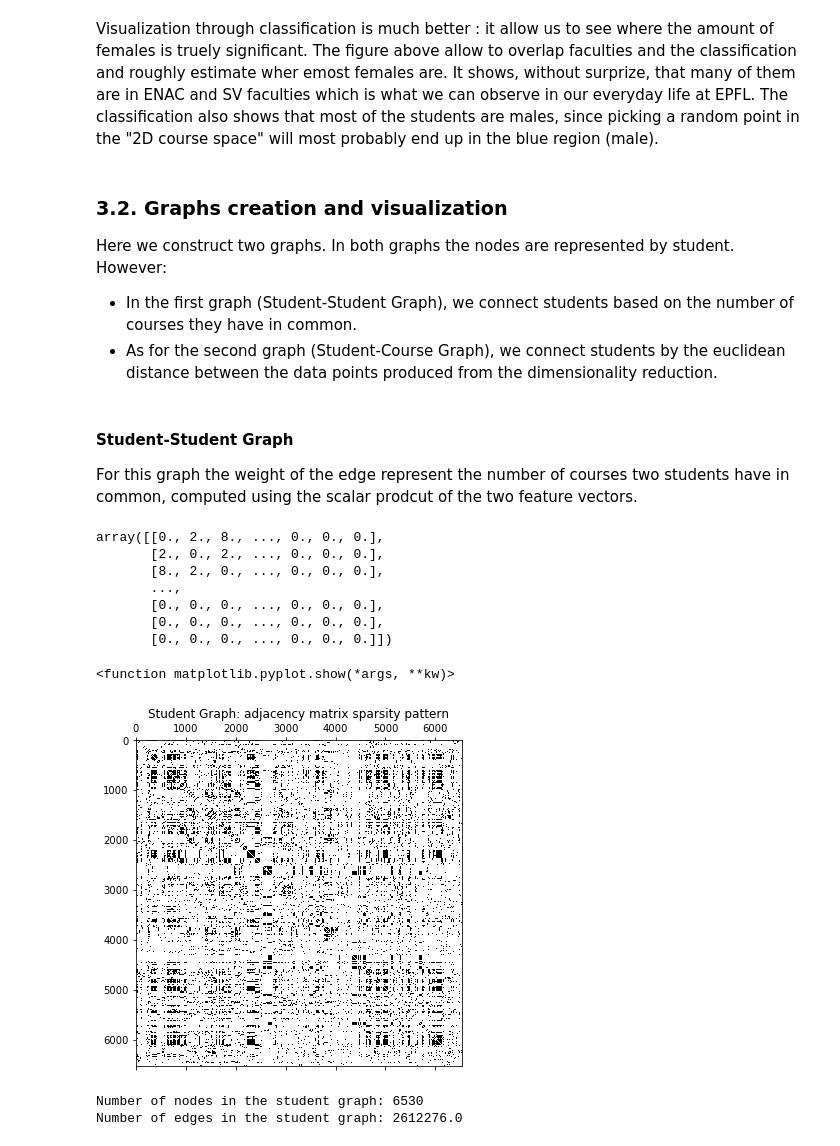
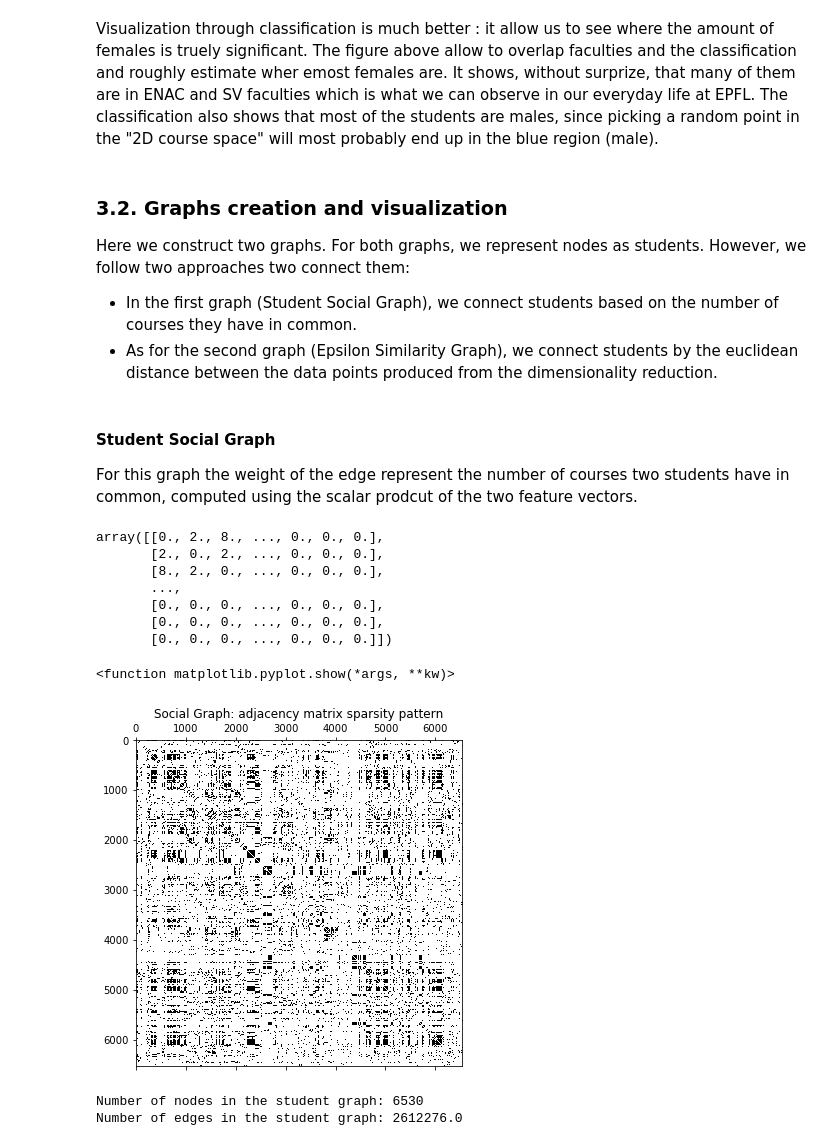
Before and after one commit to jm-x-1/NTDS_2019_PROJECT_TEAM_1, a Jupyter notebook: Source/team_1_main.ipynb, the cells around one changed output. Drawn from its saved outputs; the diff is of its cells as text; code cells hidden in the pictures.

Commit message:
Finalize graph section.

```diff
--- a/Source/team_1_main.ipynb
+++ b/Source/team_1_main.ipynb
@@ -523,17 +524,17 @@ Visualization through classification is much better : it allow us to see where t
 # %% [markdown]
 ### 3.2. Graphs creation and visualization
 
-Here we construct two graphs. In both graphs the nodes are represented by student. However:
- - In the first graph (Student-Student Graph), we connect students based on the number of courses they have in common.
- - As for the second graph (Student-Course Graph), we connect students by the euclidean distance between the data points produced from the dimensionality reduction.
+Here we construct two graphs. For both graphs, we represent nodes as students. However, we follow two approaches two connect them:
+ - In the first graph (Student Social Graph), we connect students based on the number of courses they have in common.
+ - As for the second graph (Epsilon Similarity Graph), we connect students by the euclidean distance between the data points produced from the dimensionality reduction.
 # %% [markdown]
-#### Student-Student Graph
+#### Student Social Graph
 
 For this graph the weight of the edge represent the number of courses two students have in common, computed using the scalar prodcut of the two feature vectors.
 # %%
-A_students = student_course_matrix @ np.transpose(student_course_matrix)
-np.fill_diagonal(A_students, 0)
-A_students
+A_students_s = student_course_matrix @ np.transpose(student_course_matrix)
+np.fill_diagonal(A_students_s, 0)
+A_students_s
 # %% [output]
 array([[0., 2., 8., ..., 0., 0., 0.],
        [2., 0., 2., ..., 0., 0., 0.],
@@ -544,10 +545,10 @@ array([[0., 2., 8., ..., 0., 0., 0.],
        [0., 0., 0., ..., 0., 0., 0.]])
 # %%
 plt.figure(1, figsize=(6, 6))
-plt.title('Student Graph: adjacency matrix sparsity pattern')
-plt.spy(A_students)
+plt.title('Social Graph: adjacency matrix sparsity pattern')
+plt.spy(A_students_s)
 plt.show
 # %% [output]
 <function matplotlib.pyplot.show(*args, **kw)>
-[figure, old version]
+[figure, new version]
 # %%
```
Also changed, not shown: parts of 30 cells of this notebook, 1 other file.
